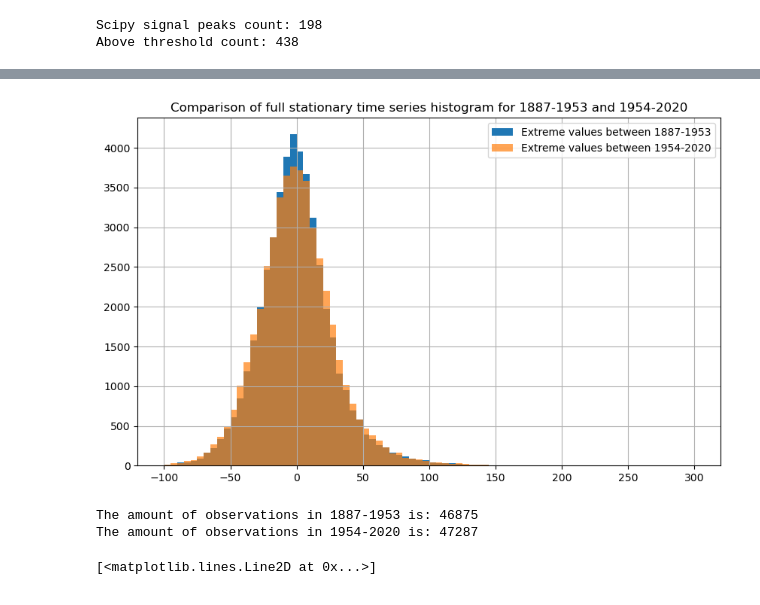
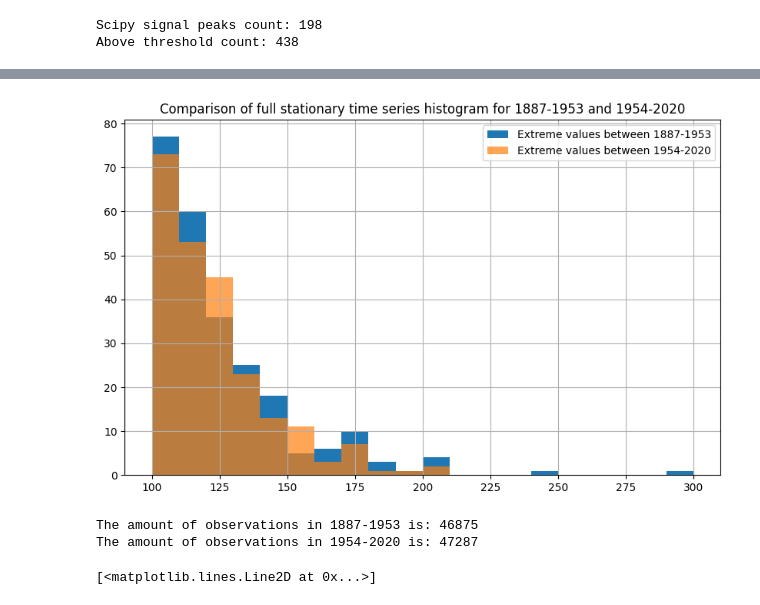
Before and after one commit to wwaasdorp/MORE_THE_BEST_GROUP, a Jupyter notebook: Watch_Data.ipynb, the cells around one changed output, grey strips where cells are left out. Drawn from its saved outputs; the diff is of its cells as text; code cells hidden in the pictures.

```diff
--- a/Watch_Data.ipynb
+++ b/Watch_Data.ipynb
@@ -539,23 +577,23 @@ Above threshold count: 438
 # %%
 ## Investigate the shape of the histogram for the detrended/stationary time series
 levels = df['Elevation_Stationary']
 levels_first = levels[df['Datetime'].dt.year <= 1953].values
 levels_end = levels[df['Datetime'].dt.year >= 1954].values
 
-bin_edges = np.linspace(-100, 300, 81)
+bin_edges = np.linspace(100, 300, 21)
 plt.figure(figsize=(10,6))
 plt.hist(levels_first, bins=bin_edges, label = 'Extreme values between 1887-1953')
 #plt.hist(peaks_middle, bins = 20)
 plt.hist(levels_end, bins = bin_edges, label='Extreme values between 1954-2020', alpha=0.7)
 plt.title('Comparison of full stationary time series histogram for 1887-1953 and 1954-2020')
 plt.legend()
 plt.grid()
 plt.show()
 
 print('The amount of observations in 1887-1953 is:', levels_first.shape[0])
 print('The amount of observations in 1954-2020 is:', levels_end.shape[0])
 # %% [output]
-[figure, old version]
+[figure, new version]
 The amount of observations in 1887-1953 is: 46875
 The amount of observations in 1954-2020 is: 47287
 # %%
```
Also changed, not shown: parts of 12 cells of this notebook, 4 other files.
